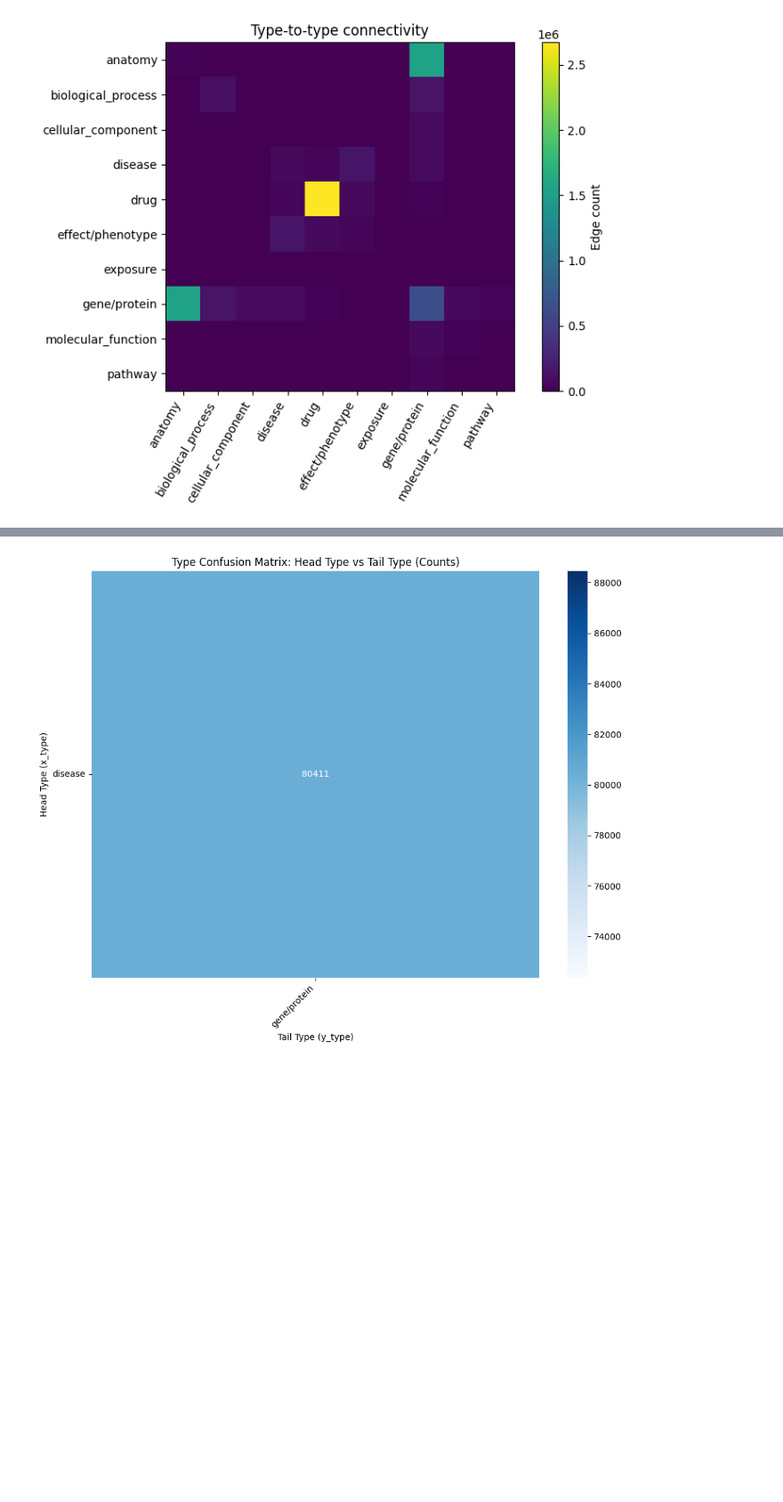
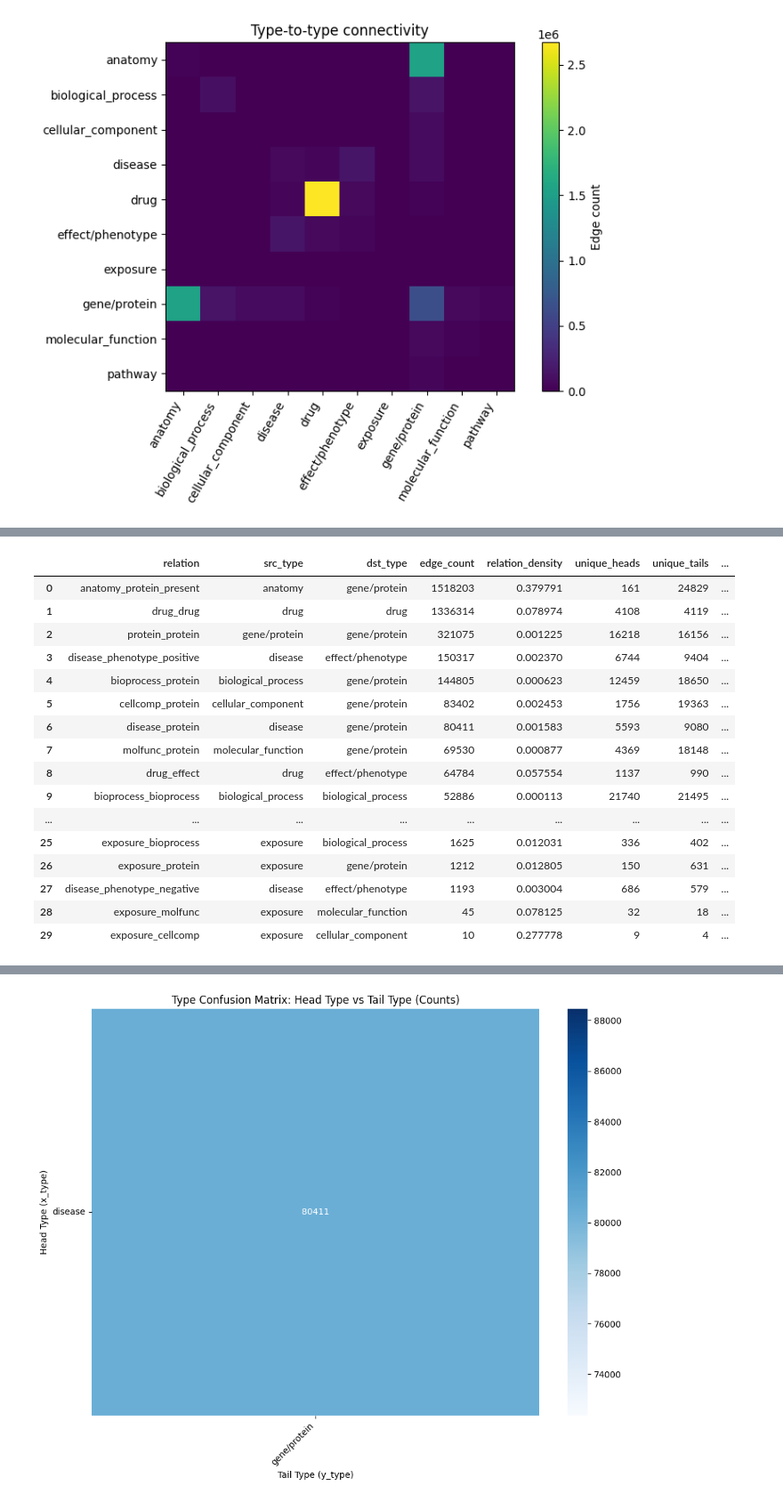
Before and after one commit to wittmajerd/Disease-Gene-Prioritization-Project, a Jupyter notebook: analysis/KG_analysis.ipynb, the cells around one changed output, grey strips where cells are left out. Shown at 89% size. Cells and saved outputs as stored; diff of their text form; code cells hidden in the pictures; blank space fills up the shorter version.

```diff
--- a/analysis/KG_analysis.ipynb
+++ b/analysis/KG_analysis.ipynb
@@ -528,0 +542,20 @@ kg_filtered_df = pd.read_csv("c:/diploma/Disease-Gene-Prioritization-Project/pri
+# %%
+relation_type_stats(kg_filtered_df)
+# %% [output]
+|  | relation | src_type | dst_type | edge_count | relation_density | unique_heads | unique_tails | ... |
+| 0 | anatomy_protein_present | anatomy | gene/protein | 1518203 | 0.379791 | 161 | 24829 | ... |
+| 1 | drug_drug | drug | drug | 1336314 | 0.078974 | 4108 | 4119 | ... |
+| 2 | protein_protein | gene/protein | gene/protein | 321075 | 0.001225 | 16218 | 16156 | ... |
+| 3 | disease_phenotype_positive | disease | effect/phenotype | 150317 | 0.002370 | 6744 | 9404 | ... |
+| 4 | bioprocess_protein | biological_process | gene/protein | 144805 | 0.000623 | 12459 | 18650 | ... |
+| 5 | cellcomp_protein | cellular_component | gene/protein | 83402 | 0.002453 | 1756 | 19363 | ... |
+| 6 | disease_protein | disease | gene/protein | 80411 | 0.001583 | 5593 | 9080 | ... |
+| 7 | molfunc_protein | molecular_function | gene/protein | 69530 | 0.000877 | 4369 | 18148 | ... |
+| 8 | drug_effect | drug | effect/phenotype | 64784 | 0.057554 | 1137 | 990 | ... |
+| 9 | bioprocess_bioprocess | biological_process | biological_process | 52886 | 0.000113 | 21740 | 21495 | ... |
+| ... | ... | ... | ... | ... | ... | ... | ... | ... |
+| 25 | exposure_bioprocess | exposure | biological_process | 1625 | 0.012031 | 336 | 402 | ... |
+| 26 | exposure_protein | exposure | gene/protein | 1212 | 0.012805 | 150 | 631 | ... |
+| 27 | disease_phenotype_negative | disease | effect/phenotype | 1193 | 0.003004 | 686 | 579 | ... |
+| 28 | exposure_molfunc | exposure | molecular_function | 45 | 0.078125 | 32 | 18 | ... |
+| 29 | exposure_cellcomp | exposure | cellular_component | 10 | 0.277778 | 9 | 4 | ... |
```
Also changed, not shown: parts of 3 cells of this notebook, 2 other files.
